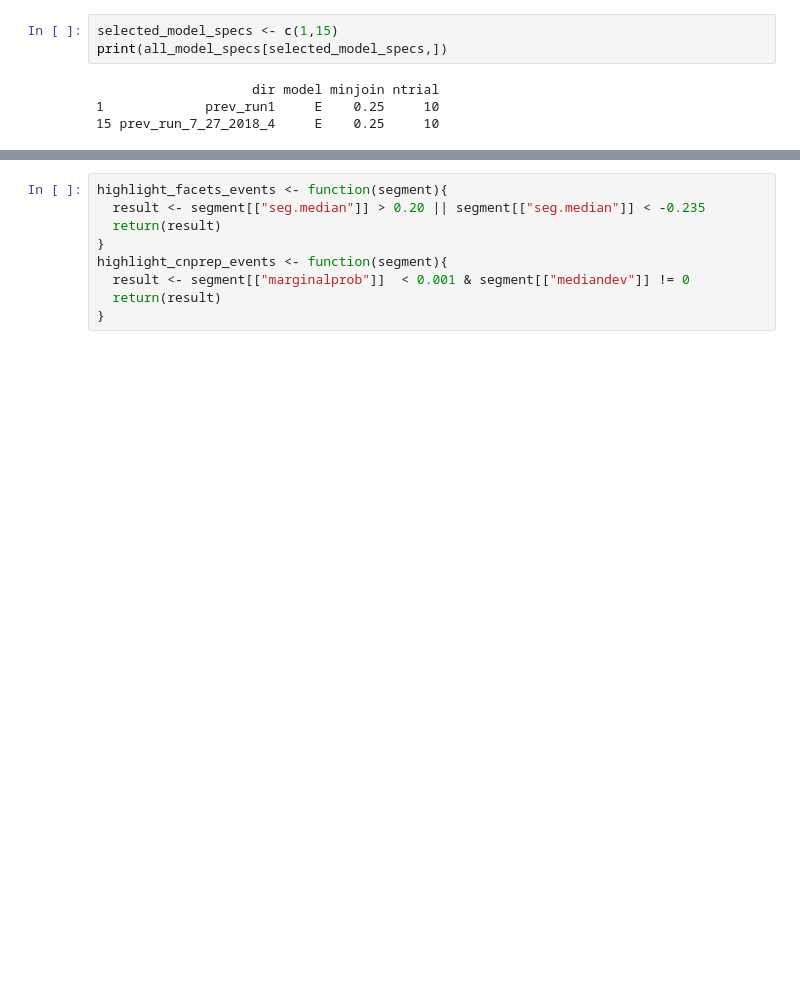
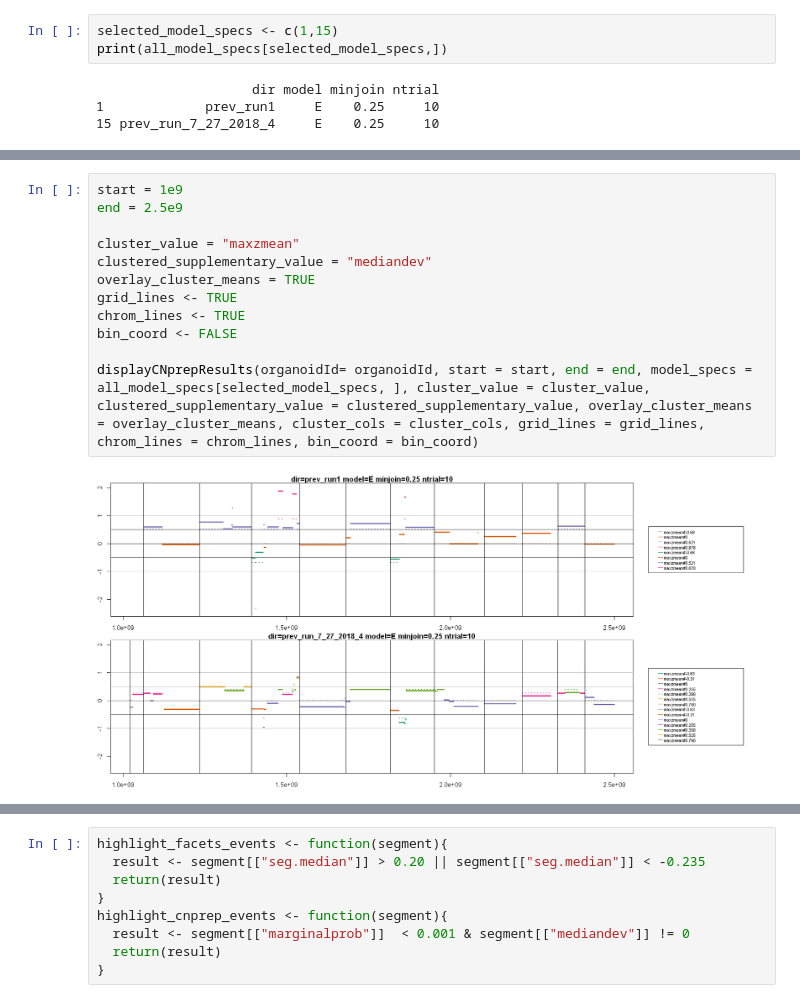
Before and after one commit to CodingBash/compare-cnprep-results, a Jupyter notebook: notebooks/Compare CNPrep Runs.ipynb, the cells around one changed output, grey strips where cells are left out. Cells and saved outputs as stored; diff of their text form; blank space fills up the shorter version.

```diff
--- a/notebooks/Compare CNPrep Runs.ipynb
+++ b/notebooks/Compare CNPrep Runs.ipynb
@@ -72,0 +141,14 @@ Below, we have an example function for highlighting seg.medians that FACETs woul
+# %%
+start = 1e9
+end = 2.5e9
+
+cluster_value = "maxzmean"
+clustered_supplementary_value = "mediandev"
+overlay_cluster_means = TRUE
+grid_lines <- TRUE
+chrom_lines <- TRUE
+bin_coord <- FALSE
+
+displayCNprepResults(organoidId= organoidId, start = start, end = end, model_specs = all_model_specs[selected_model_specs, ], cluster_value = cluster_value, clustered_supplementary_value = clustered_supplementary_value, overlay_cluster_means = overlay_cluster_means, cluster_cols = cluster_cols, grid_lines = grid_lines, chrom_lines = chrom_lines, bin_coord = bin_coord)
+# %% [output]
+[figure, added]
```
Also changed, not shown: parts of 42 cells of this notebook, 2 other files.
